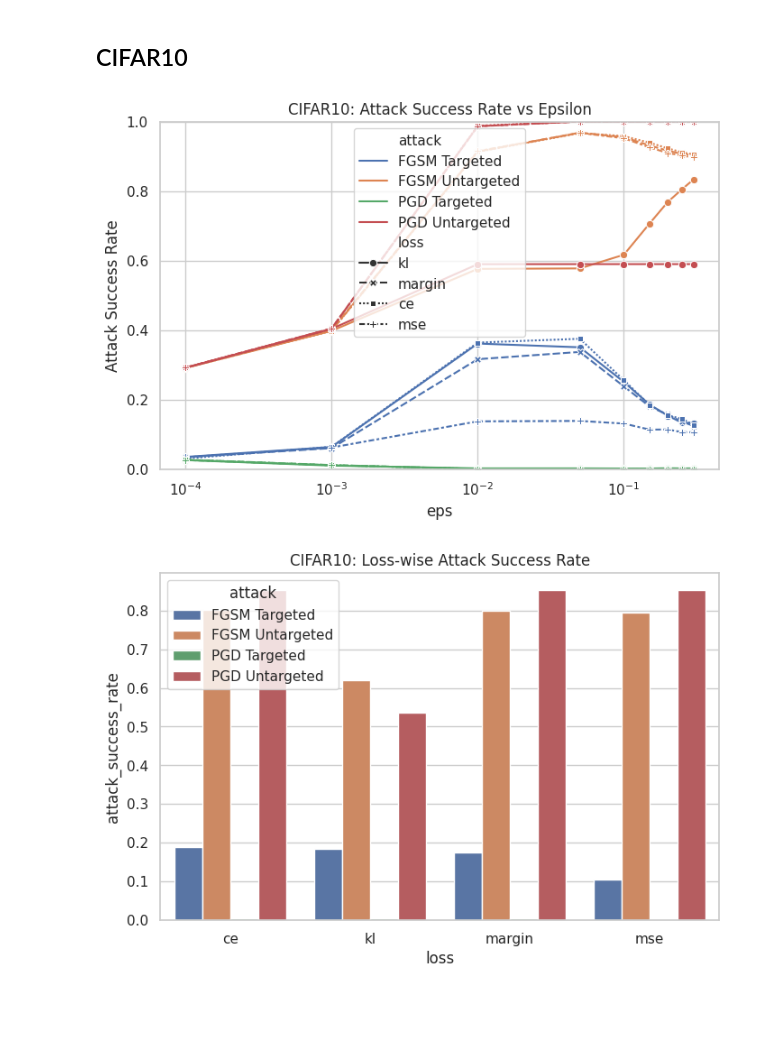
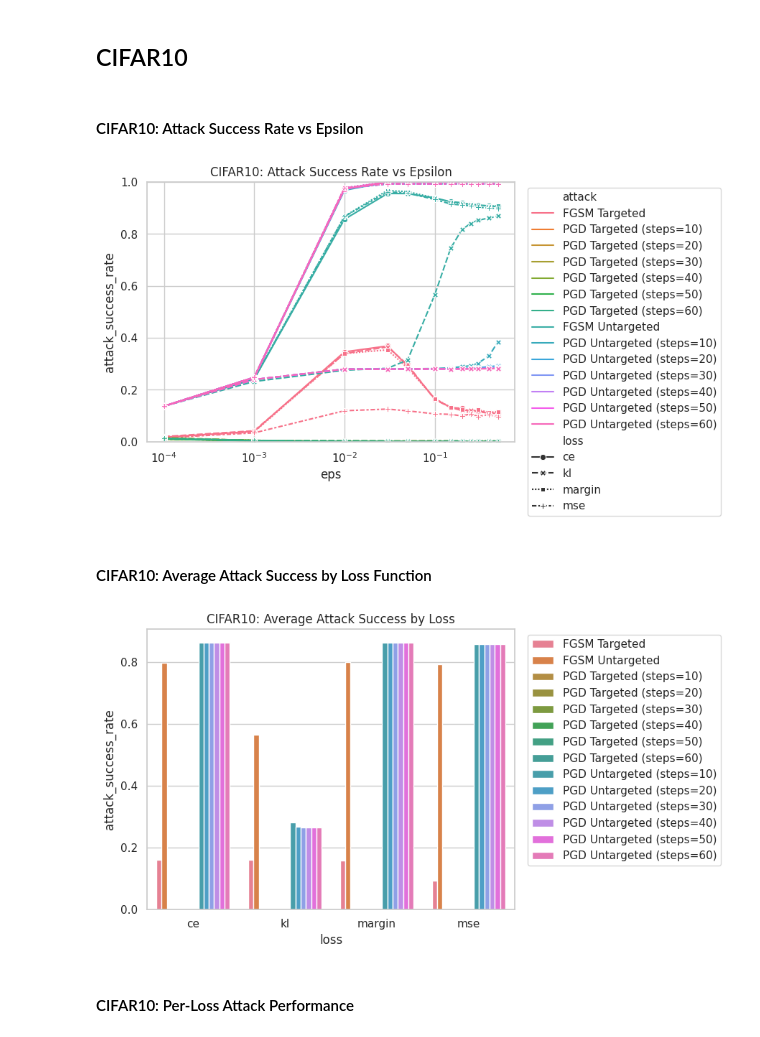
Before and after one commit to ch-yun-01/adversarial-fgsm-pgd, a Jupyter notebook: anaylze.ipynb, the cells around one changed output. Saved outputs shown, nothing was run; the diff lists cells and outputs as text; code cells hidden in the pictures; blank space fills up the shorter version.

```diff
--- a/anaylze.ipynb
+++ b/anaylze.ipynb
@@ -40,22 +54 @@ def get_dataset_and_model(name):
     return dataset, model
-# %%
-rows = []
-
-for d in data:
-    for attack in ["FGSM Targeted", "FGSM Untargeted", "PGD Targeted", "PGD Untargeted"]:
-        rows.append({
-            "dataset": d["dataset"],
-            "loss": d["loss_func"],
-            "eps": d["eps"],
-            "attack": attack,
-            "attack_success_rate": d[attack]
-        })
-
-df = pd.DataFrame(rows)
-
-df["attack_type"] = df["attack"].apply(lambda x: "Targeted" if "Targeted" in x else "Untargeted")
-df["method"] = df["attack"].apply(lambda x: "FGSM" if "FGSM" in x else "PGD")
-
-df = df.sort_values(by="eps")
-
-df.head()
@@ -68,0 +98,4 @@ df.head()
+# %%
+df = parse_attack_rows(data)
+df = df.sort_values(by=["dataset", "loss", "attack_type", "method", "eps", "steps"])
+df.head()
@@ -168,9 +313,11 @@ plt.show()
 # %% [markdown]
 ## CIFAR10
+# %%
+cifar_df = df[df["dataset"] == "cifar10"].copy()
+# %% [markdown]
+#### CIFAR10: Attack Success Rate vs Epsilon
 # %%
-cifar_df = df[df["dataset"] == "cifar10"]
-
-plt.figure(figsize=(8,5))
+plt.figure(figsize=(9,5))
 sns.lineplot(
     data=cifar_df,
     x="eps",
@@ -182,19 +329,29 @@ sns.lineplot(
 plt.xscale("log")
 plt.ylim(0,1)
 plt.title("CIFAR10: Attack Success Rate vs Epsilon")
-plt.ylabel("Attack Success Rate")
+plt.legend(bbox_to_anchor=(1.02, 1), loc="upper left")
+
+plt.tight_layout()
 plt.show()
 # %% [output]
-[figure, old version]
+[figure, new version]
+# %% [markdown]
+#### CIFAR10: Average Attack Success by Loss Function
 # %%
-cifar_group = cifar_df.groupby(["loss", "attack"])["attack_success_rate"].mean().reset_index()
+cifar_group = cifar_df.groupby(["loss","attack"])["attack_success_rate"].mean().reset_index()
 
-plt.figure(figsize=(8,5))
+plt.figure(figsize=(9,5))
 sns.barplot(data=cifar_group, x="loss", y="attack_success_rate", hue="attack")
-plt.title("CIFAR10: Loss-wise Attack Success Rate")
+plt.title("CIFAR10: Average Attack Success by Loss")
+
+plt.legend(bbox_to_anchor=(1.02, 1), loc="upper left")
+
+plt.tight_layout()
 plt.show()
 # %% [output]
-[figure, old version]
+[figure, new version]
+# %% [markdown]
+#### CIFAR10: Per-Loss Attack Performance
 # %%
 g = sns.relplot(
     data=cifar_df,
```
Also changed, not shown: parts of 38 cells of this notebook, 5 other files.
